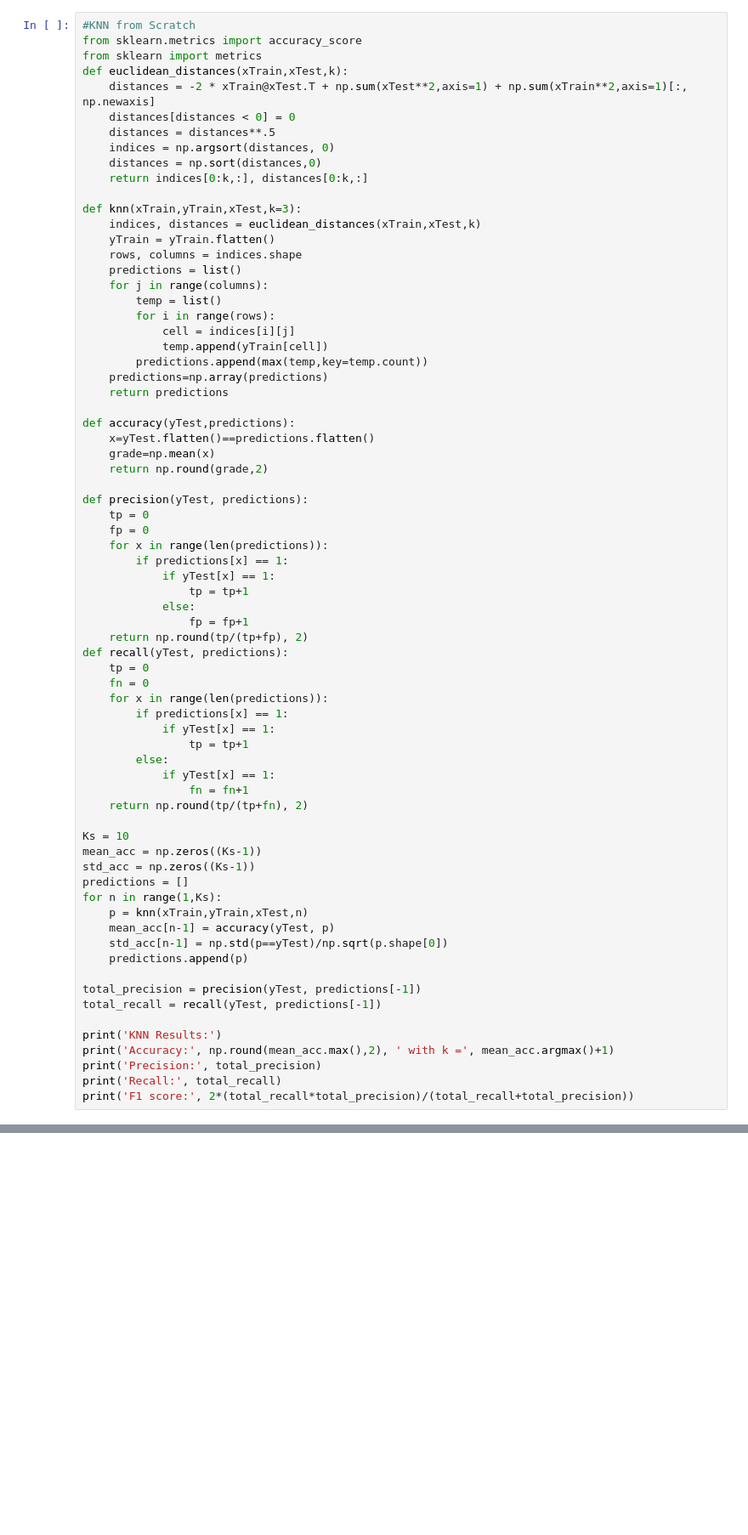
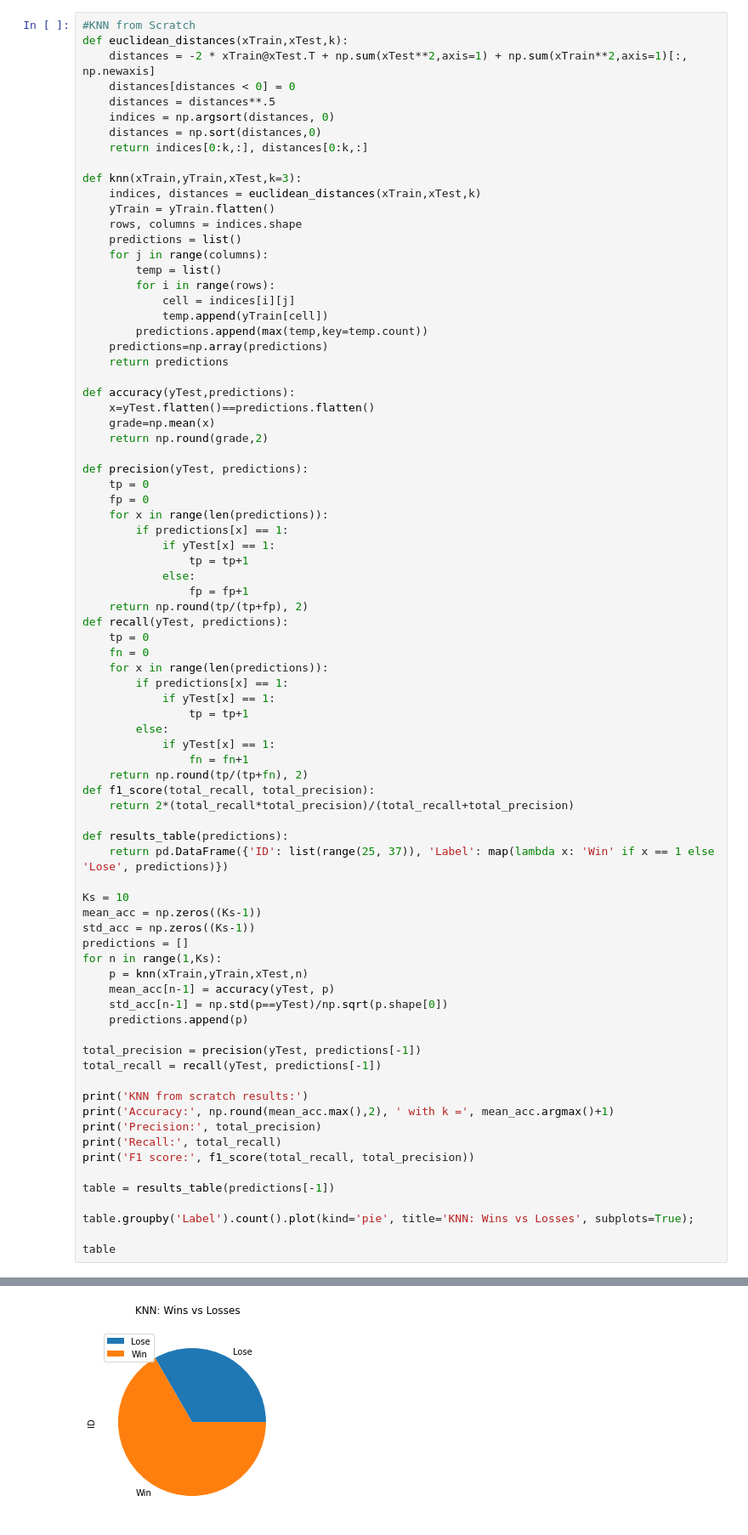
Before and after one commit to lumalav/CAP5610, a Jupyter notebook: HW3/HW3.ipynb, the cells around one changed output, grey strips where cells are left out. Shown: that part at 85% size. Drawn from its saved outputs; the diff is of its cells as text; blank space fills up the shorter version.

```diff
--- a/HW3/HW3.ipynb
+++ b/HW3/HW3.ipynb
@@ -54,8 +54,6 @@ yTrain = np.array(yTrain)
 yTest = np.array(yTest)
 # %%
 #KNN from Scratch
-from sklearn.metrics import accuracy_score
-from sklearn import metrics
 def euclidean_distances(xTrain,xTest,k):
     distances = -2 * xTrain@xTest.T + np.sum(xTest**2,axis=1) + np.sum(xTrain**2,axis=1)[:, np.newaxis]
     distances[distances < 0] = 0
@@ -104,6 +102,11 @@ def recall(yTest, predictions):
             if yTest[x] == 1:
                 fn = fn+1
     return np.round(tp/(tp+fn), 2)
+def f1_score(total_recall, total_precision):
+    return 2*(total_recall*total_precision)/(total_recall+total_precision)
+
+def results_table(predictions):
+    return pd.DataFrame({'ID': list(range(25, 37)), 'Label': map(lambda x: 'Win' if x == 1 else 'Lose', predictions)})
 
 Ks = 10
 mean_acc = np.zeros((Ks-1))
@@ -118,9 +121,15 @@ for n in range(1,Ks):
 total_precision = precision(yTest, predictions[-1])
 total_recall = recall(yTest, predictions[-1])
 
-print('KNN Results:')
+print('KNN from scratch results:')
 print('Accuracy:', np.round(mean_acc.max(),2), ' with k =', mean_acc.argmax()+1)
 print('Precision:', total_precision)
 print('Recall:', total_recall)
-print('F1 score:', 2*(total_recall*total_precision)/(total_recall+total_precision))
+print('F1 score:', f1_score(total_recall, total_precision))
+
+table = results_table(predictions[-1])
+
+table.groupby('Label').count().plot(kind='pie', title='KNN: Wins vs Losses', subplots=True);
+
+table
 # %% [output]
@@ -131,0 +154 @@ F1 score: 0.7077464788732396
+[figure, added]
```
Also changed, not shown: parts of 2 cells of this notebook.
